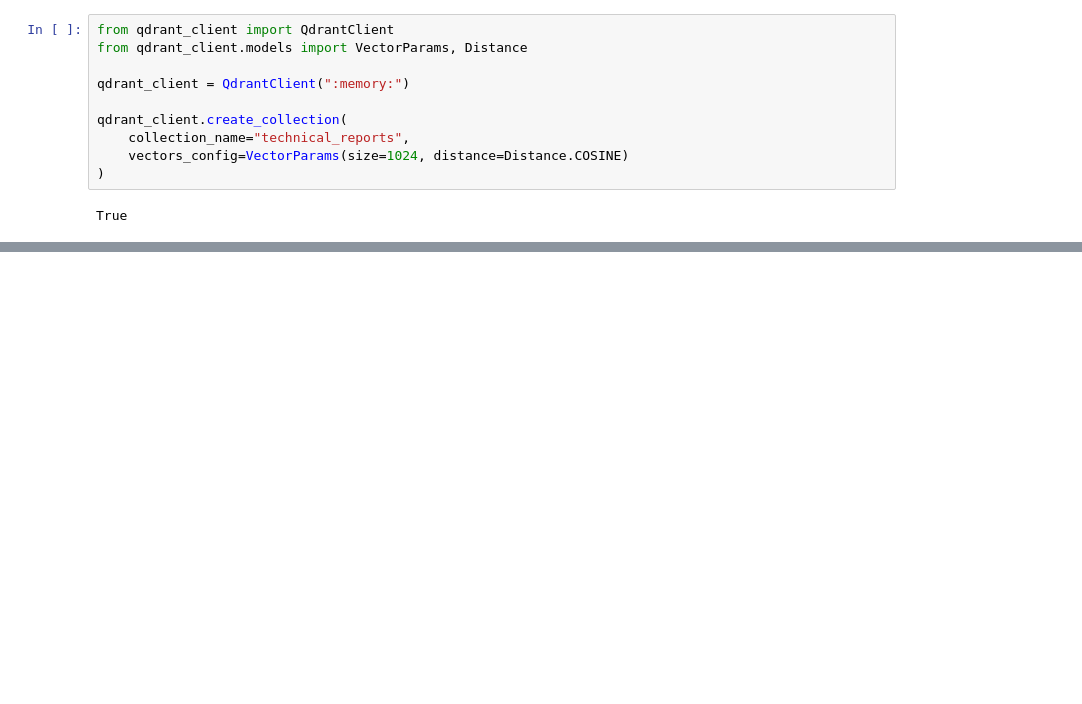
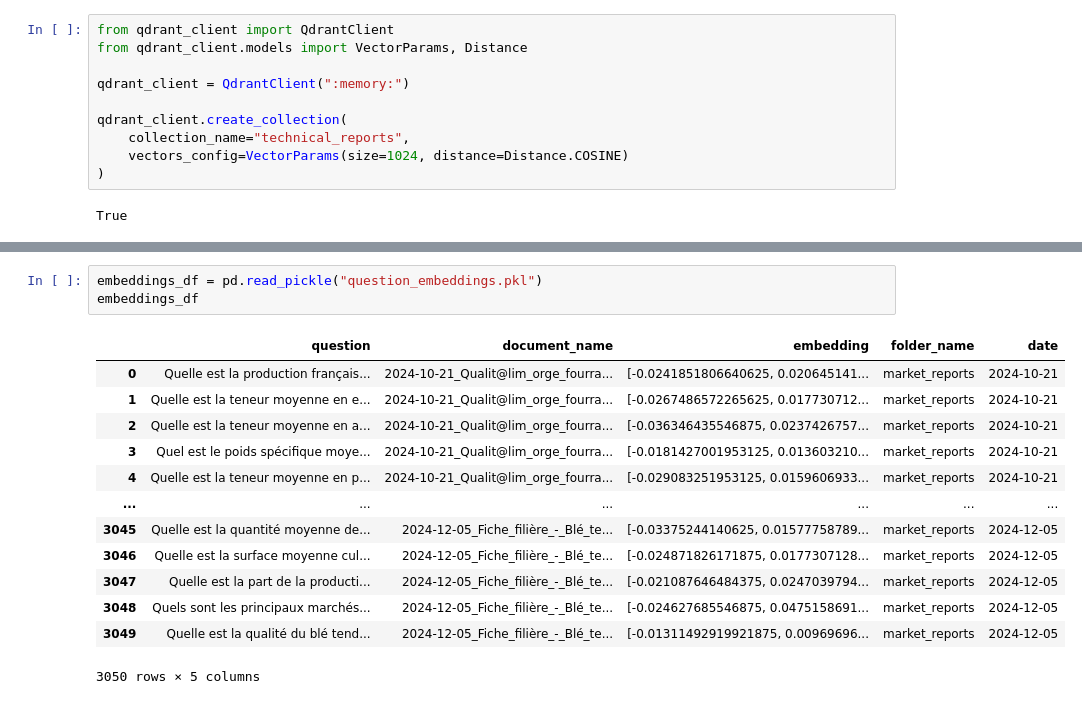
Before and after one commit to EstienneG/AgroFlow, a Jupyter notebook: src/RAG/RAG.ipynb, the cells around one changed output, grey strips where cells are left out. Cells and saved outputs as stored; diff of their text form; blank space fills up the shorter version.

```diff
--- a/src/RAG/RAG.ipynb
+++ b/src/RAG/RAG.ipynb
@@ -495,0 +593,17 @@ Cucumber Beetle: Cucumber beetles can transmit bacterial wilt; however, losses f
+# %%
+embeddings_df = pd.read_pickle("question_embeddings.pkl")
+embeddings_df
+# %% [output]
+|  | question | document_name | embedding | folder_name | date |
+| 0 | Quelle est la production français... | 2024-10-21_Qualit@lim_orge_fourra... | [-0.0241851806640625, 0.020645141... | market_reports | 2024-10-21 |
+| 1 | Quelle est la teneur moyenne en e... | 2024-10-21_Qualit@lim_orge_fourra... | [-0.0267486572265625, 0.017730712... | market_reports | 2024-10-21 |
+| 2 | Quelle est la teneur moyenne en a... | 2024-10-21_Qualit@lim_orge_fourra... | [-0.036346435546875, 0.0237426757... | market_reports | 2024-10-21 |
+| 3 | Quel est le poids spécifique moye... | 2024-10-21_Qualit@lim_orge_fourra... | [-0.0181427001953125, 0.013603210... | market_reports | 2024-10-21 |
+| 4 | Quelle est la teneur moyenne en p... | 2024-10-21_Qualit@lim_orge_fourra... | [-0.029083251953125, 0.0159606933... | market_reports | 2024-10-21 |
+| ... | ... | ... | ... | ... | ... |
+| 3045 | Quelle est la quantité moyenne de... | 2024-12-05_Fiche_filière_-_Blé_te... | [-0.03375244140625, 0.01577758789... | market_reports | 2024-12-05 |
+| 3046 | Quelle est la surface moyenne cul... | 2024-12-05_Fiche_filière_-_Blé_te... | [-0.024871826171875, 0.0177307128... | market_reports | 2024-12-05 |
+| 3047 | Quelle est la part de la producti... | 2024-12-05_Fiche_filière_-_Blé_te... | [-0.021087646484375, 0.0247039794... | market_reports | 2024-12-05 |
+| 3048 | Quels sont les principaux marchés... | 2024-12-05_Fiche_filière_-_Blé_te... | [-0.024627685546875, 0.0475158691... | market_reports | 2024-12-05 |
+| 3049 | Quelle est la qualité du blé tend... | 2024-12-05_Fiche_filière_-_Blé_te... | [-0.01311492919921875, 0.00969696... | market_reports | 2024-12-05 |
+3050 rows × 5 columns
```
Also changed, not shown: parts of 23 cells of this notebook.
